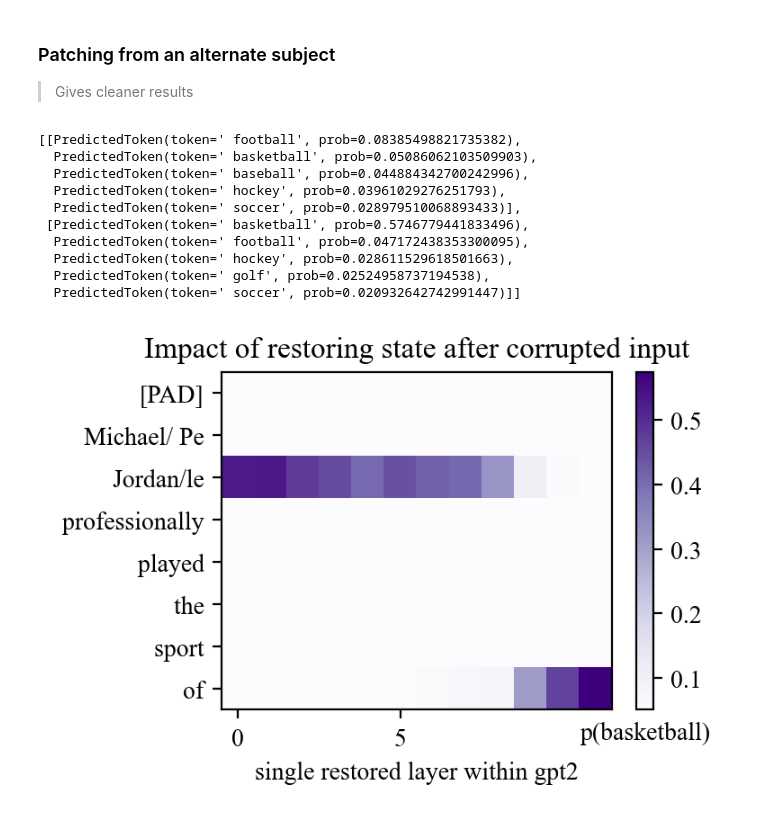
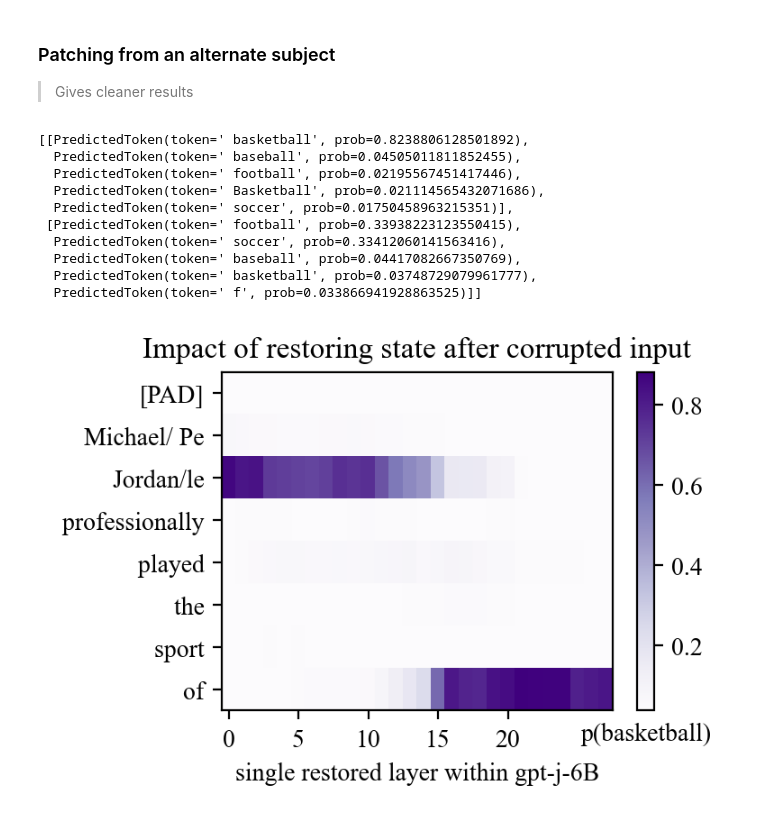
Before and after one commit to arnab-api/llmdistil, a Jupyter notebook: backend/demo.ipynb, the cells around one changed output. Saved outputs shown, nothing was run; the diff lists cells and outputs as text; code cells hidden in the pictures.

```diff
--- a/backend/demo.ipynb
+++ b/backend/demo.ipynb
@@ -13,8 +16,8 @@ torch.__version__, transformers.__version__, torch.version.cuda
 from src.models import ModelandTokenizer
 from src import models
 
-MODEL_PATH = "gpt2"
-# MODEL_PATH = "EleutherAI/gpt-j-6B"
+# MODEL_PATH = "gpt2"
+MODEL_PATH = "EleutherAI/gpt-j-6B"
 # MODEL_PATH = "meta-llama/Llama-2-7b-hf"
 # MODEL_PATH = "mistralai/Mistral-7B-v0.1"
 # MODEL_PATH = "state-spaces/mamba-2.8b-slimpj" # state-spaces/mamba-2.8b
@@ -158,8 +179,8 @@ module_type='attn'
 ###################################################
 prompt_template = mt.tokenizer.eos_token + " {} professionally played the sport of"
 
-subject = "Pele"
-alt_subject = "Michael Jordan"
+subject = "Michael Jordan"
+alt_subject = "Pele"
 ###################################################
 
 prompt = prompt_template.format(subject)
@@ -173,28 +194,28 @@ predict_next_token(
     ]
 )
 # %% [output]
-[[PredictedToken(token=' football', prob=0.08385498821735382),
-  PredictedToken(token=' basketball', prob=0.05086062103509903),
-  PredictedToken(token=' baseball', prob=0.044884342700242996),
-  PredictedToken(token=' hockey', prob=0.03961029276251793),
-  PredictedToken(token=' soccer', prob=0.028979510068893433)],
- [PredictedToken(token=' basketball', prob=0.5746779441833496),
-  PredictedToken(token=' football', prob=0.047172438353300095),
-  PredictedToken(token=' hockey', prob=0.028611529618501663),
-  PredictedToken(token=' golf', prob=0.02524958737194538),
-  PredictedToken(token=' soccer', prob=0.020932642742991447)]]
+[[PredictedToken(token=' basketball', prob=0.8238806128501892),
+  PredictedToken(token=' baseball', prob=0.04505011811852455),
+  PredictedToken(token=' football', prob=0.02195567451417446),
+  PredictedToken(token=' Basketball', prob=0.021114565432071686),
+  PredictedToken(token=' soccer', prob=0.01750458963215351)],
+ [PredictedToken(token=' football', prob=0.33938223123550415),
+  PredictedToken(token=' soccer', prob=0.33412060141563416),
+  PredictedToken(token=' baseball', prob=0.04417082667350769),
+  PredictedToken(token=' basketball', prob=0.03748729079961777),
+  PredictedToken(token=' f', prob=0.033866941928863525)]]
 # %%
 from src.tracing import calculate_hidden_flow
 from src.plotting import plot_trace_heatmap
 
 indirect_effects = calculate_hidden_flow(
     mt = mt,
     prompt = prompt_template,
-    # subject = subject,
-    # alt_subject = alt_subject
-    subject = alt_subject,
-    alt_subject = subject
+    subject = subject,
+    alt_subject = alt_subject
+    # subject = alt_subject,
+    # alt_subject = subject
 )
 plot_trace_heatmap(indirect_effects, modelname=MODEL_PATH.split("/")[-1])
 # %% [output]
-[figure, old version]
+[figure, new version]
```
Also changed, not shown: parts of 8 cells of this notebook.
